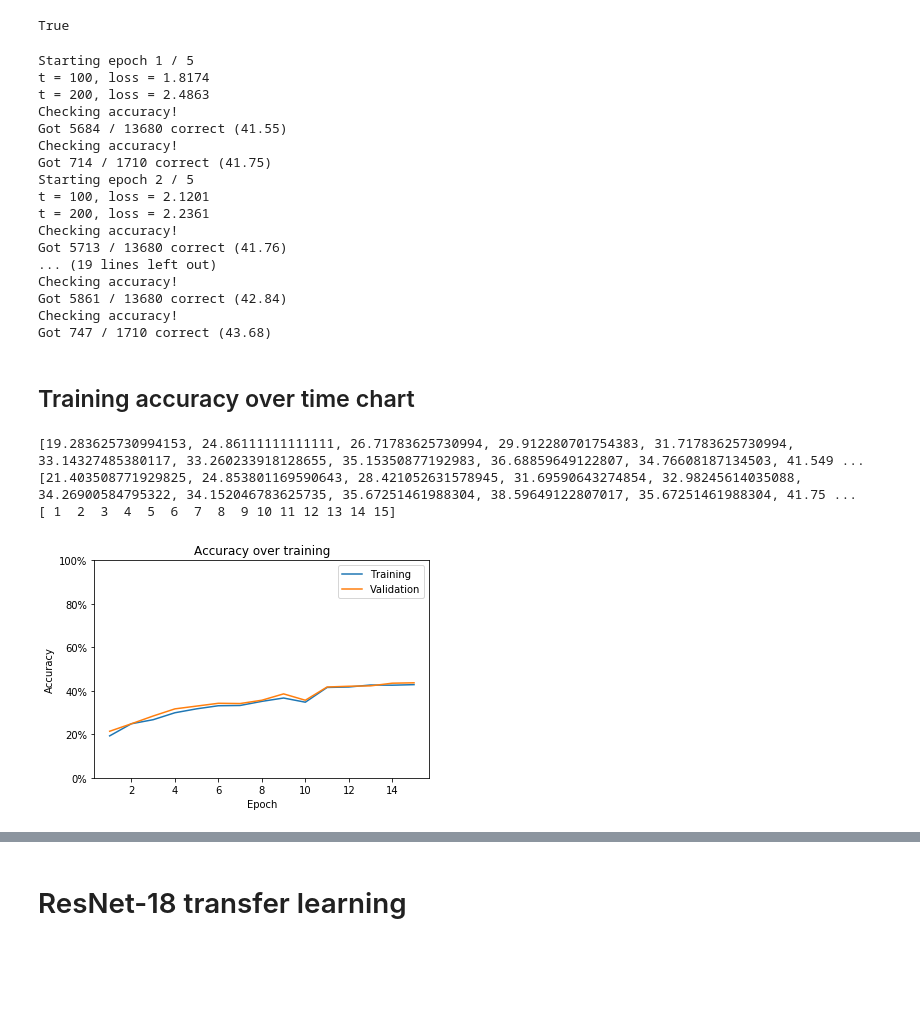
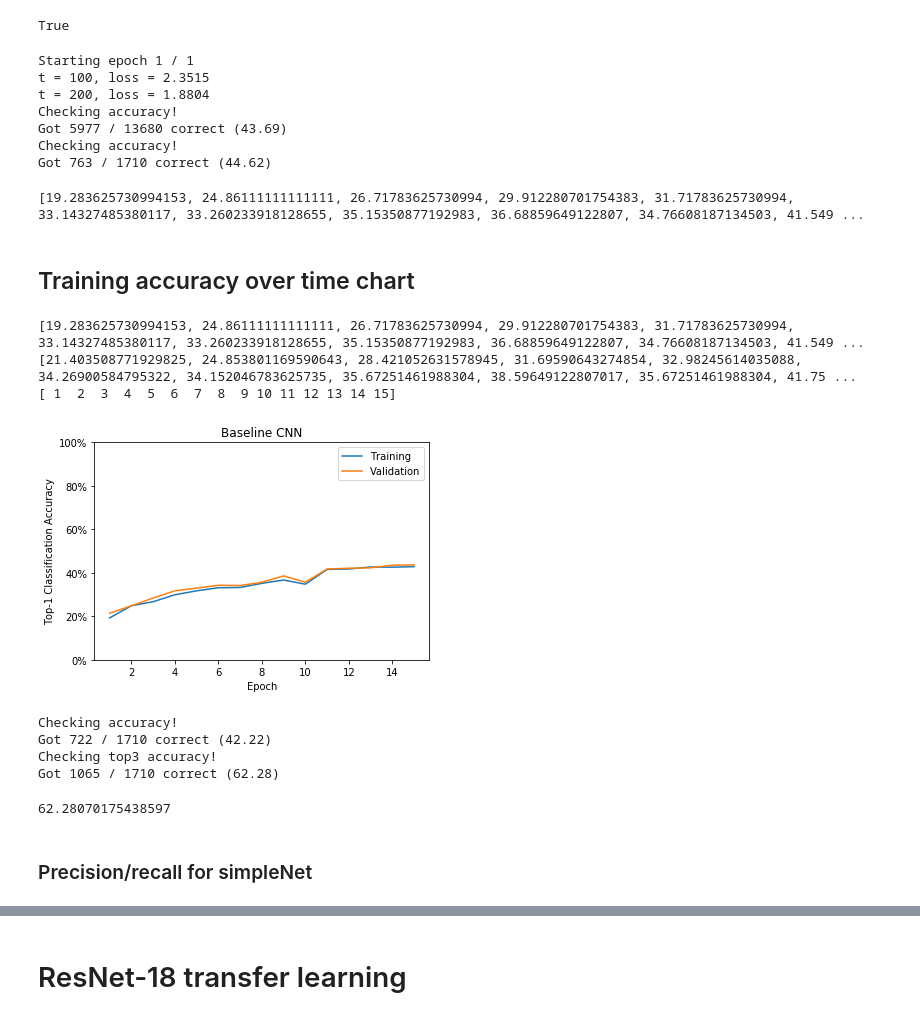
Before and after one commit to Genoc/cs231n-final, a Jupyter notebook: TrainArtists-Full-300-Run2.ipynb, the cells around one changed output, grey strips where cells are left out. Cells and saved outputs as stored; diff of their text form; code cells hidden in the pictures; blank space fills up the shorter version.

```diff
--- a/TrainArtists-Full-300-Run2.ipynb
+++ b/TrainArtists-Full-300-Run2.ipynb
@@ -108,8 +134,8 @@ def confusion_matrix(model, loader, conf):
 # %%
 ## ALL MAIN ARGUMENTS FOR THE SCRIPT ##
 
-dat_folder = '../data/'
-img_folder = '../data/images/'
+dat_folder = '../../Nitin/project/data/'
+img_folder = dat_folder + 'images/'
 num_workers = 4
 
 filter_subset = False # True if we want to filter to just train _1
@@ -118,7 +144,7 @@ balanced_dset = True # True if I want equal # of paintings per artist, false if
 ## THIS VERSION OF SCRIPT HAS EQUAL NUMBER OF PAINTINGS PER ARTIST
 num_train = 240
 num_val = 30
-num_test = 30
+num_test = num_val
 num_samples = num_train + num_val + num_test # threshold to include an artist
 b_size = 60 # batch size for the data loaders
 # %%
@@ -255,6 +281,9 @@ if torch.cuda.is_available():
 
 simple_model.type(dtype)
 loss_fn = nn.CrossEntropyLoss().type(dtype)
+# %%
+simple_model.load_state_dict(torch.load('/home/Nitin/project/cs231n-final/resnet18-300paintings/run2/simplenet/state_dict.dat'))
+train_acc_simple, val_acc_simple = torch.load('/home/Nitin/project/cs231n-final/resnet18-300paintings/run2/simplenet/train_val_accs.dat')
 # %%
 # Now we're going to feed a random batch into the model and make sure the output is the right size
 x = torch.randn(64, 3, 224, 224).type(dtype)
@@ -275,55 +304,60 @@ train_acc_simple = []
 val_acc_simple = []
 train_loss_simple = []
 # %%
-optimizer = optim.Adam(simple_model.parameters(), lr=1e-4)
-train_acc_simple, val_acc_simple, train_loss_simple = train(simple_model, loss_fn, optimizer, loader_train, loader_val, train_acc_simple, val_acc_simple, num_epochs = 5)
+optimizer = optim.Adam(simple_model.parameters(), lr=1e-5)
+train_acc_simple, val_acc_simple, train_loss_simple = train(simple_model, loss_fn, optimizer, loader_train, loader_val, train_acc_simple, val_acc_simple, num_epochs = 1)
 # %% [output]
-Starting epoch 1 / 5
-t = 100, loss = 1.8174
-t = 200, loss = 2.4863
+Starting epoch 1 / 1
+t = 100, loss = 2.3515
+t = 200, loss = 1.8804
 Checking accuracy!
-Got 5684 / 13680 correct (41.55)
+Got 5977 / 13680 correct (43.69)
 Checking accuracy!
-Got 714 / 1710 correct (41.75)
-Starting epoch 2 / 5
-t = 100, loss = 2.1201
-t = 200, loss = 2.2361
-Checking accuracy!
-Got 5713 / 13680 correct (41.76)
-... (19 lines left out)
-Checking accuracy!
-Got 5861 / 13680 correct (42.84)
-Checking accuracy!
-Got 747 / 1710 correct (43.68)
+Got 763 / 1710 correct (44.62)
+# %%
+print(train_acc_simple)
+torch.save(simple_model.state_dict(), 'simplenet/state_dict.dat')
+torch.save([train_acc_simple, val_acc_simple], 'simplenet/train_val_accs.dat')
+# %% [output]
+[19.283625730994153, 24.86111111111111, 26.71783625730994, 29.912280701754383, 31.71783625730994, 33.14327485380117, 33.260233918128655, 35.15350877192983, 36.68859649122807, 34.76608187134503, 41.549 ...
 # %% [markdown]
 ## Training accuracy over time chart
 # %%
 epochs = np.arange(len(train_acc_simple)) + 1
 print(train_acc_simple)
 print(val_acc_simple)
 print(epochs)
 
 # Plot the points using matplotlib
 plt.plot(epochs, train_acc_simple)
 plt.plot(epochs, val_acc_simple)
 plt.xlabel('Epoch')
-plt.ylabel('Accuracy')
-plt.title('Accuracy over training')
+plt.ylabel('Top-1 Classification Accuracy')
+plt.title('Baseline CNN')
 plt.legend(['Training', 'Validation'])
 
 # y ticks
 plt.gca().set_ylim(ymin=0, ymax=100)
 vals = plt.gca().get_yticks()
 plt.gca().set_yticklabels(['{:.0f}%'.format(x) for x in vals])
 
 # x ticks
 # vals = plt.gca().get_xticks()
 # plt.gca().set_xticklabels(['{:0.0f}'.format(x) for x in vals])
 
 plt.show()
 # %% [output]
 [19.283625730994153, 24.86111111111111, 26.71783625730994, 29.912280701754383, 31.71783625730994, 33.14327485380117, 33.260233918128655, 35.15350877192983, 36.68859649122807, 34.76608187134503, 41.549 ...
 [21.403508771929825, 24.853801169590643, 28.421052631578945, 31.69590643274854, 32.98245614035088, 34.26900584795322, 34.152046783625735, 35.67251461988304, 38.59649122807017, 35.67251461988304, 41.75 ...
 [ 1  2  3  4  5  6  7  8  9 10 11 12 13 14 15]
-[figure, old version]
+[figure, new version]
+# %%
+check_accuracy(simple_model, loader_test)
+check_accuracy_topX(simple_model, loader_test, top=3)
+# %% [output]
+Checking accuracy!
+Got 722 / 1710 correct (42.22)
+Checking top3 accuracy!
+Got 1065 / 1710 correct (62.28)
+62.28070175438597
 # %%
@@ -331,0 +366,2 @@ torch.save([train_acc_simple, val_acc_simple], 'resnet18-300paintings/run2/simpl
+# %% [markdown]
+### Precision/recall for simpleNet
```
Also changed, not shown: parts of 35 cells of this notebook, 11 other files.
